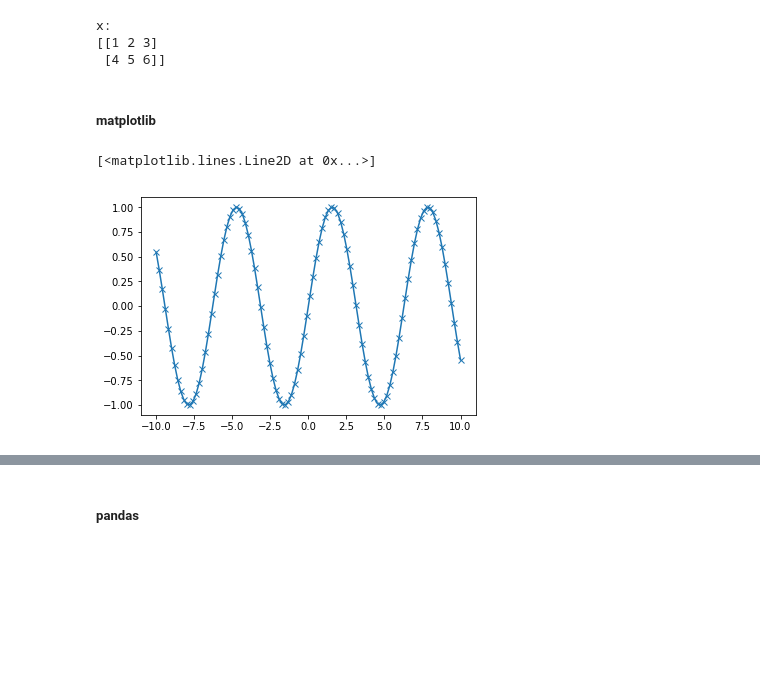
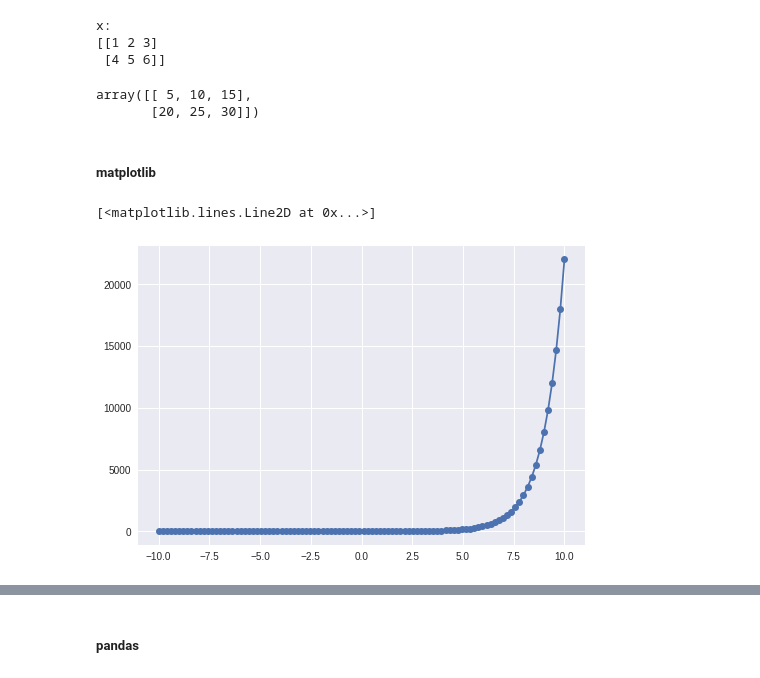
Before and after one commit to xhxuciedu/SysBioShortCourse, a Jupyter notebook: 01-introduction.ipynb, the cells around one changed output, grey strips where cells are left out. Saved outputs shown, nothing was run; the diff lists cells and outputs as text; code cells hidden in the pictures; blank space fills up the shorter version.

```diff
--- a/01-introduction.ipynb
+++ b/01-introduction.ipynb
@@ -11,18 +11,23 @@ print("x:\n{}".format(x))
 x:
 [[1 2 3]
  [4 5 6]]
+# %%
+5*x
+# %% [output]
+array([[ 5, 10, 15],
+       [20, 25, 30]])
 # %% [markdown]
 ##### matplotlib
 # %%
-%matplotlib inline
+#%matplotlib inline
 import matplotlib.pyplot as plt
 
 # Generate a sequence numbers from -10 to 10 with 100 steps in between
 x = np.linspace(-10, 10, 100)
 # create a second array using sinus
-y = np.sin(x)
+y = np.exp(x)
 # The plot function makes a line chart of one array against another
-plt.plot(x, y, marker="x")
+plt.plot(x, y, marker='o')
 # %% [output]
 [<matplotlib.lines.Line2D at 0x...>]
-[figure, old version]
+[figure, new version]
```
Also changed, not shown: parts of 7 cells of this notebook.
